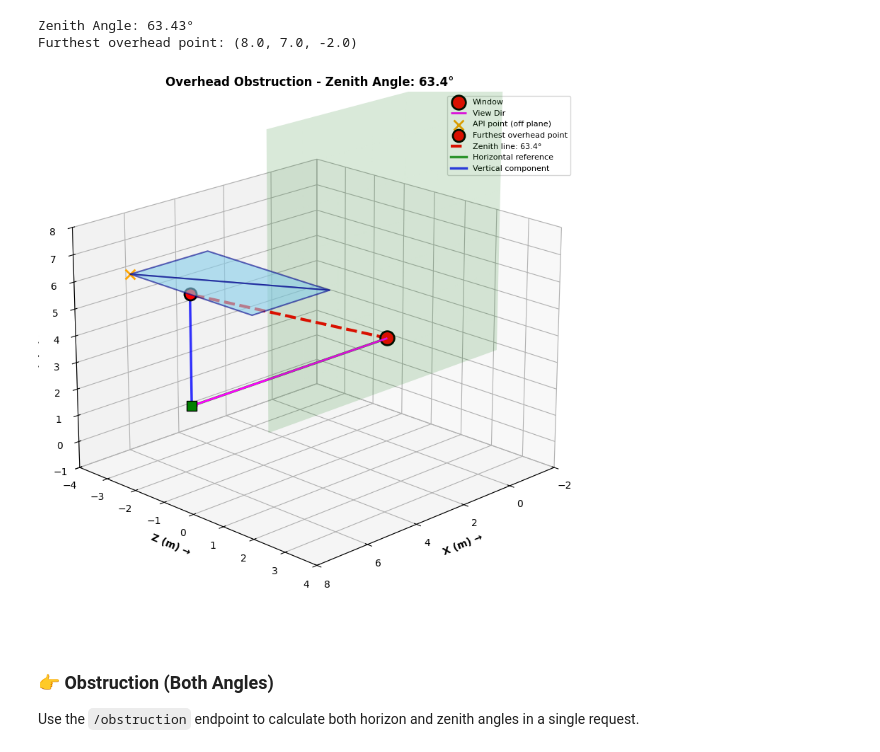
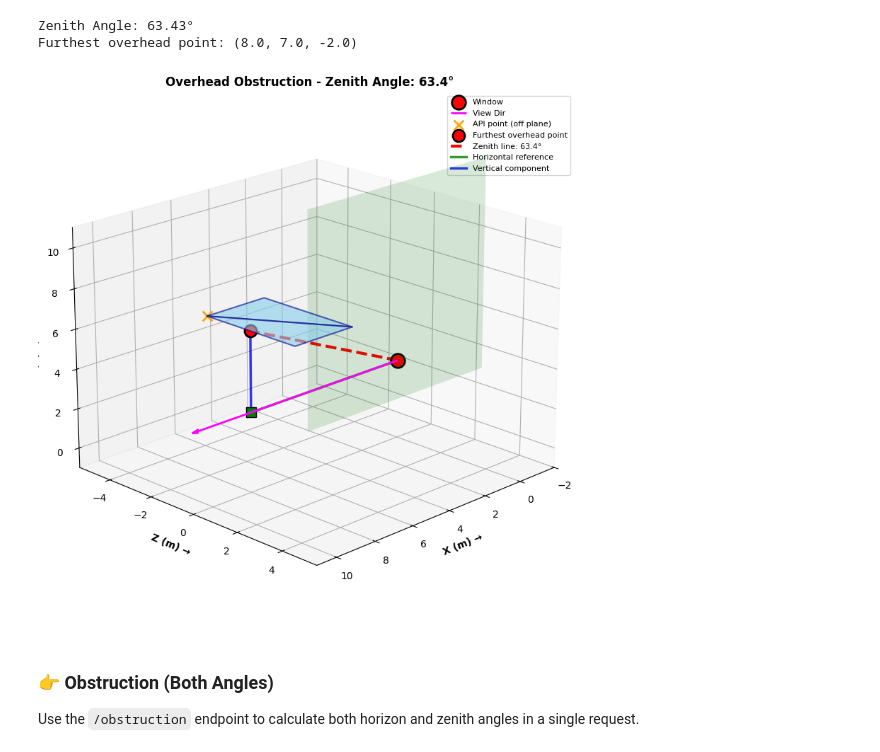
Before and after one commit to upskiller-xyz/server_obstruction, a Jupyter notebook: example/demo.ipynb, the cells around one changed output. Cells and saved outputs as stored; diff of their text form; code cells hidden in the pictures.

```diff
--- a/example/demo.ipynb
+++ b/example/demo.ipynb
@@ -45,10 +65,5 @@ Building: 10.0m away, 5.0m tall, 10.0m wide
 # %%
-request_data = {"x": window_center[0],
-                "y": window_center[1],
-                "z": window_center[2],
-                "rad_x": window_angles[0],
-                "rad_y": window_angles[1],
-                "mesh": mesh}
+request_data = scenario.to_request_data()
 response = requests.post(f"{SERVER_URL}/horizon_angle", json=request_data)
 result = response.json()
 print("Result:", result)
@@ -91,28 +106,16 @@ Zenith Result: {'data': {'highest_point': None, 'obstruction_angle_degrees': 0.0
 # %% [markdown]
 ### 👉 Overhead Obstruction Example
 # %%
-# Create a horizontal overhead mesh (like a balcony/roof)
-# Window at (0, 3, 0), overhead obstruction at Y=7 (4m above window)
-overhead_height = 7.0
-overhead_distance = 5.0  # 5m away horizontally
-overhead_width = 4.0
+# Create horizontal overhead scenario
+overhead_scenario = StandardScenarios.horizontal_overhead(
+    window_height=3.0,
+    roof_start=5.0,
+    roof_end=8.0,
+    roof_height=7.0,
+    roof_width=4.0
+)
 
-overhead_mesh = [
-    # Horizontal rectangle above window
-    [overhead_distance, overhead_height, -overhead_width/2],
-    [overhead_distance, overhead_height, overhead_width/2],
-    [overhead_distance + 3, overhead_height, -overhead_width/2],
-
-    [overhead_distance, overhead_height, overhead_width/2],
-    [overhead_distance + 3, overhead_height, overhead_width/2],
-    [overhead_distance + 3, overhead_height, -overhead_width/2]
-]
-
-overhead_request = {
-    "x": 0.0, "y": 3.0, "z": 0.0,
-    "rad_x": 0.0, "rad_y": 0.0,  # Looking straight forward
-    "mesh": overhead_mesh
-}
+overhead_request = overhead_scenario.to_request_data()
 
 # Calculate zenith angle
 response = requests.post(f"{SERVER_URL}/zenith_angle", json=overhead_request)
@@ -136,23 +139,23 @@ Furthest overhead point: (8.0, 7.0, -2.0)
 # %%
 if overhead_result.get("status") == "success" and zenith_deg > 0:
     # Create visualizer
     visualizer = ZenithAngleVisualizer(
-        window_center=[0.0, 3.0, 0.0],
-        window_angles=[0.0, 0.0],
-        mesh_vertices=overhead_mesh,
-        scene_dimensions=(overhead_distance, overhead_height, overhead_width)
+        window_center=overhead_scenario.window_center,
+        window_angles=overhead_scenario.window_angles,
+        mesh_vertices=overhead_scenario.get_combined_mesh(),
+        scene_dimensions=(8.0, 7.0, 4.0)
     )
 
     # Create figure and visualize
     fig = plt.figure(figsize=(14, 8))
     ax = fig.add_subplot(111, projection='3d')
     visualizer.visualize(ax, lowest_pt, zenith_deg)
     plt.tight_layout()
     plt.show()
 else:
     print("Skipping visualization - no overhead obstruction found")
 # %% [output]
-[figure, old version]
+[figure, new version]
 # %% [markdown]
 ### 👉 Obstruction (Both Angles)
 
```
Also changed, not shown: parts of 10 cells of this notebook, 2 other files.
